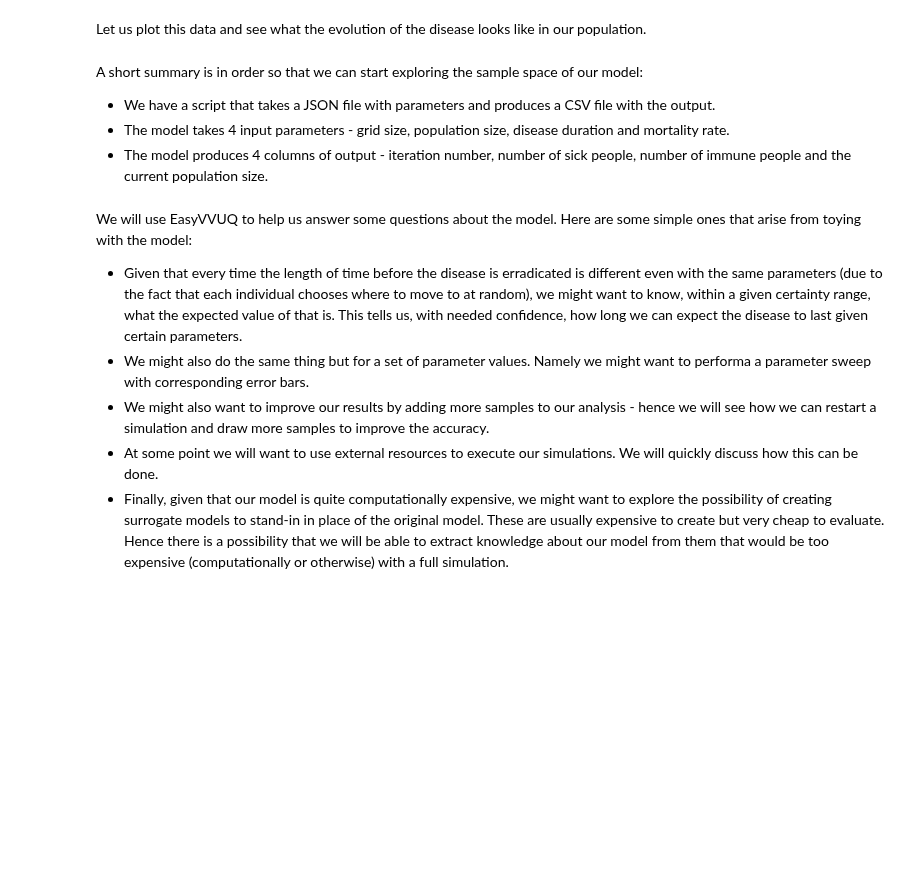
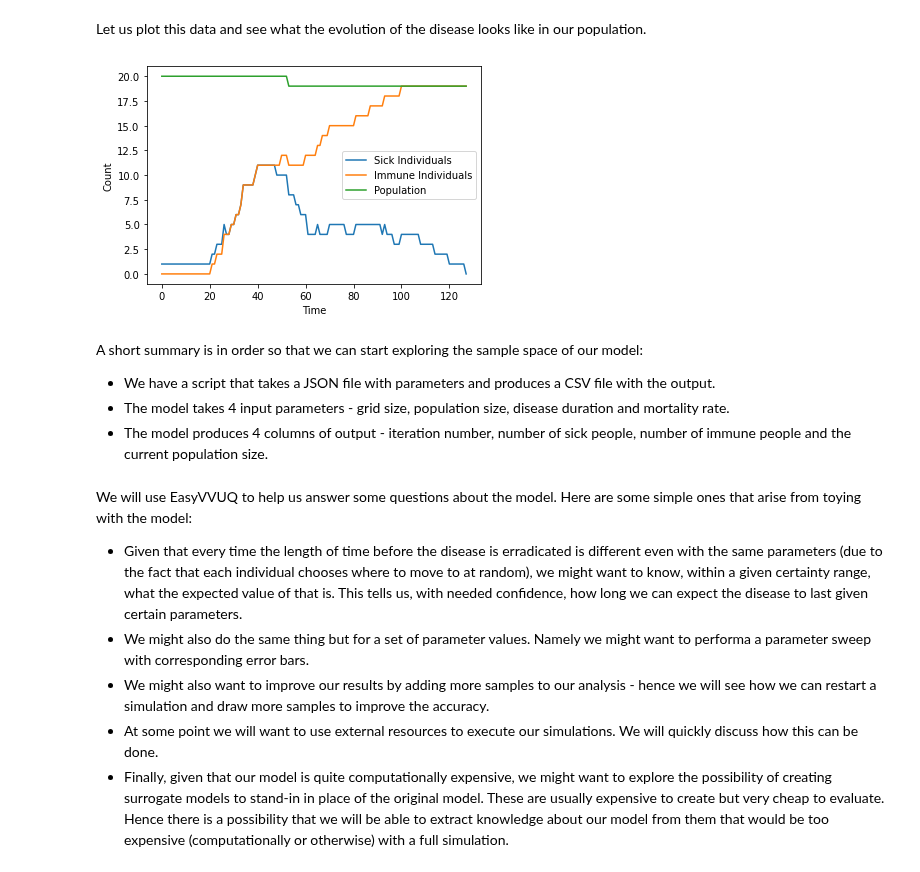
Before and after one commit to UCL-CCS/EasyVVUQ, a Jupyter notebook: tutorials/mega_tutorial.ipynb, the cells around one changed output. Cells and saved outputs as stored; diff of their text form; code cells hidden in the pictures; blank space fills up the shorter version.

```diff
--- a/tutorials/mega_tutorial.ipynb
+++ b/tutorials/mega_tutorial.ipynb
@@ -59,15 +83,17 @@ Let us plot this data and see what the evolution of the disease looks like in ou
 # %%
   import matplotlib.pyplot as plt
   import pandas as pd
 
-  df = pd.read_csv("EasyVVUQ/docs/epidemic/output.csv")
+  df = pd.read_csv("EasyVVUQ/tutorials/epidemic/output.csv")
   plt.plot(df['ill'], label="Sick Individuals")
   plt.plot(df['immune'], label="Immune Individuals")
   plt.plot(df['population'], label="Population")
   plt.xlabel("Time")
   plt.ylabel("Count")
   plt.legend()
   plt.show()
+# %% [output]
+[figure, added]
 # %% [markdown]
 A short summary is in order so that we can start exploring the sample space of our model:
 
```
Also changed, not shown: parts of 16 cells of this notebook.
